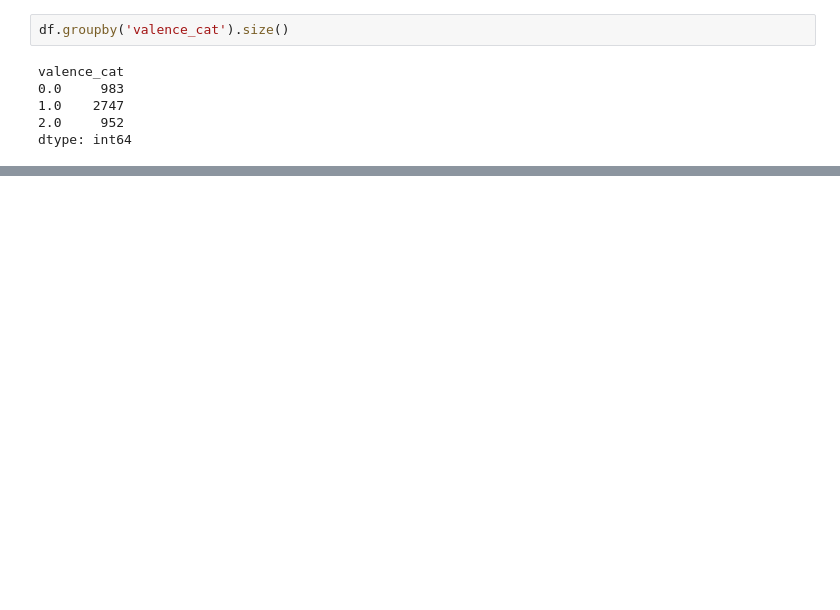
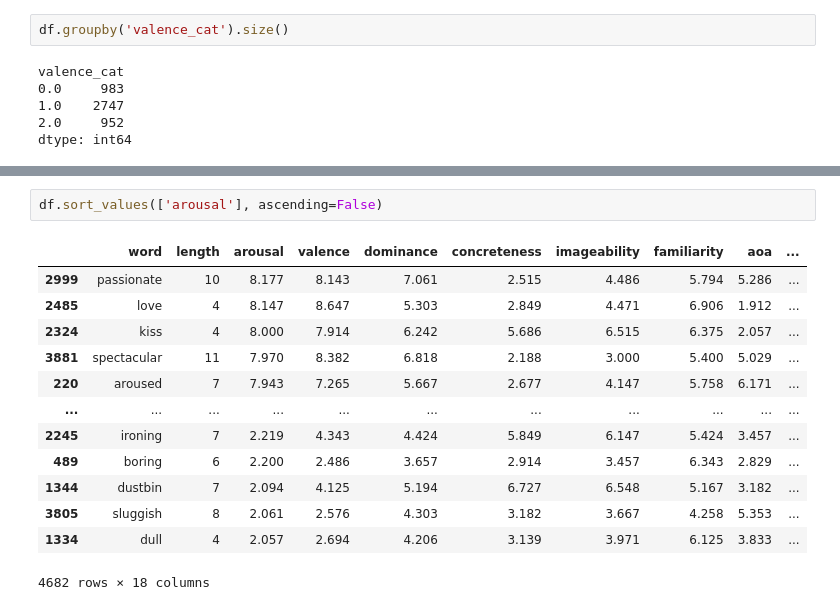
Before and after one commit to michelepapucci/data-mining-project, a Jupyter notebook: data_understanding.ipynb, the cells around one changed output, grey strips where cells are left out. Cells and saved outputs as stored; diff of their text form; blank space fills up the shorter version.

```diff
--- a/data_understanding.ipynb
+++ b/data_understanding.ipynb
@@ -655,0 +710,16 @@ array([1.  , 3.66, 6.32, 8.98])
+# %%
+df.sort_values(['arousal'], ascending=False)
+# %% [output]
+|  | word | length | arousal | valence | dominance | concreteness | imageability | familiarity | aoa | ... |
+| 2999 | passionate | 10 | 8.177 | 8.143 | 7.061 | 2.515 | 4.486 | 5.794 | 5.286 | ... |
+| 2485 | love | 4 | 8.147 | 8.647 | 5.303 | 2.849 | 4.471 | 6.906 | 1.912 | ... |
+| 2324 | kiss | 4 | 8.000 | 7.914 | 6.242 | 5.686 | 6.515 | 6.375 | 2.057 | ... |
+| 3881 | spectacular | 11 | 7.970 | 8.382 | 6.818 | 2.188 | 3.000 | 5.400 | 5.029 | ... |
+| 220 | aroused | 7 | 7.943 | 7.265 | 5.667 | 2.677 | 4.147 | 5.758 | 6.171 | ... |
+| ... | ... | ... | ... | ... | ... | ... | ... | ... | ... | ... |
+| 2245 | ironing | 7 | 2.219 | 4.343 | 4.424 | 5.849 | 6.147 | 5.424 | 3.457 | ... |
+| 489 | boring | 6 | 2.200 | 2.486 | 3.657 | 2.914 | 3.457 | 6.343 | 2.829 | ... |
+| 1344 | dustbin | 7 | 2.094 | 4.125 | 5.194 | 6.727 | 6.548 | 5.167 | 3.182 | ... |
+| 3805 | sluggish | 8 | 2.061 | 2.576 | 4.303 | 3.182 | 3.667 | 4.258 | 5.353 | ... |
+| 1334 | dull | 4 | 2.057 | 2.694 | 4.206 | 3.139 | 3.971 | 6.125 | 3.833 | ... |
+4682 rows × 18 columns
```
Also changed, not shown: parts of 10 cells of this notebook, 2 other files.
